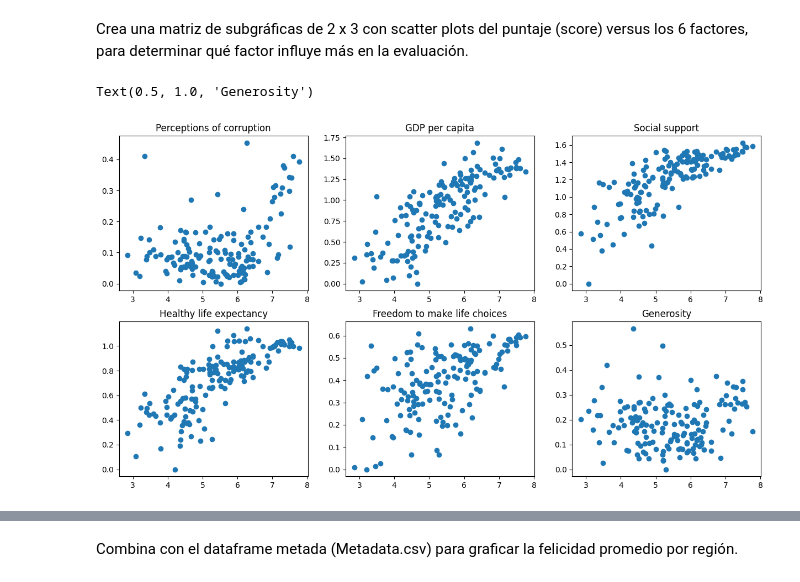
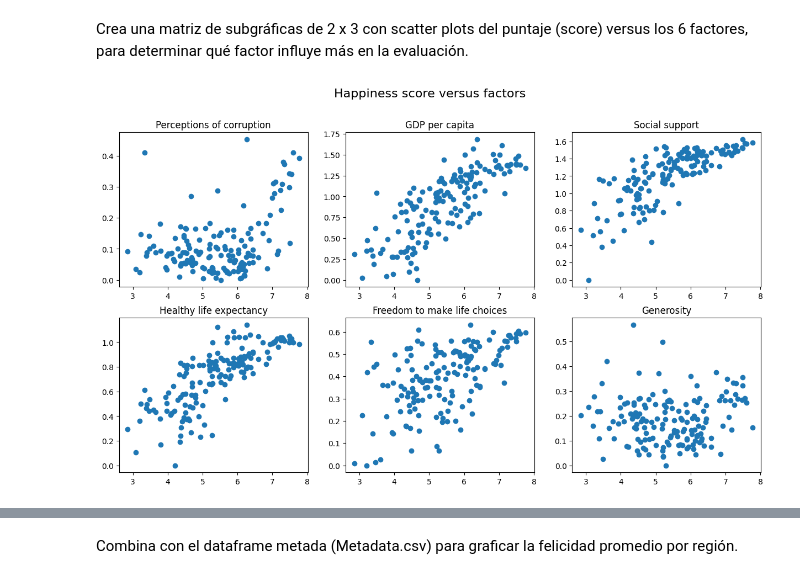
Before and after one commit to Jadrianp29/testreko, a Jupyter notebook: DS_C3_SC1_JesusAdrianAguilarPerez.ipynb, the cells around one changed output, grey strips where cells are left out. Saved outputs shown, nothing was run; the diff lists cells and outputs as text; code cells hidden in the pictures.

```diff
--- a/DS_C3_SC1_JesusAdrianAguilarPerez.ipynb
+++ b/DS_C3_SC1_JesusAdrianAguilarPerez.ipynb
@@ -92,17 +74,18 @@ Crea una matriz de subgráficas de 2 x 3 con scatter plots del puntaje (score) v
 # %%
 fig,axs = plt.subplots(2,3,figsize=(15, 8))
 axs[0,0].scatter(happiness['Score'],happiness['Perceptions of corruption'])
 axs[0,1].scatter(happiness['Score'],happiness['GDP per capita'])
 axs[0,2].scatter(happiness['Score'],happiness['Social support'])
 axs[1,0].scatter(happiness['Score'],happiness['Healthy life expectancy'])
 axs[1,1].scatter(happiness['Score'],happiness['Freedom to make life choices'])
 axs[1,2].scatter(happiness['Score'],happiness['Generosity'])
 axs[0,0].set_title('Perceptions of corruption')
 axs[0,1].set_title('GDP per capita')
 axs[0,2].set_title('Social support')
 axs[1,0].set_title('Healthy life expectancy')
 axs[1,1].set_title('Freedom to make life choices')
 axs[1,2].set_title('Generosity')
+fig.suptitle('Happiness score versus factors', fontsize=16)
+plt.show()
 # %% [output]
-Text(0.5, 1.0, 'Generosity')
-[figure, old version]
+[figure, new version]
```
Also changed, not shown: parts of 3 cells of this notebook.
